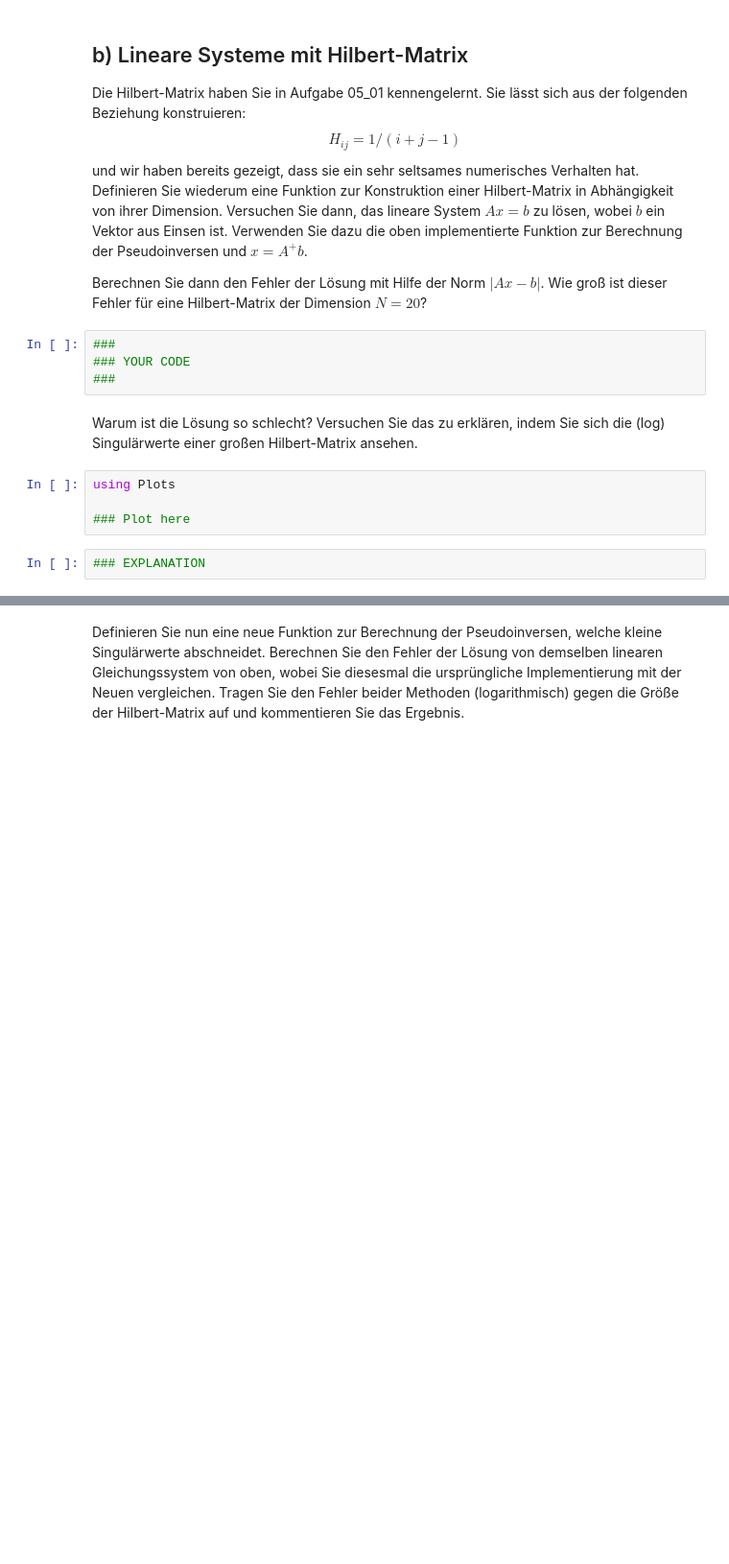
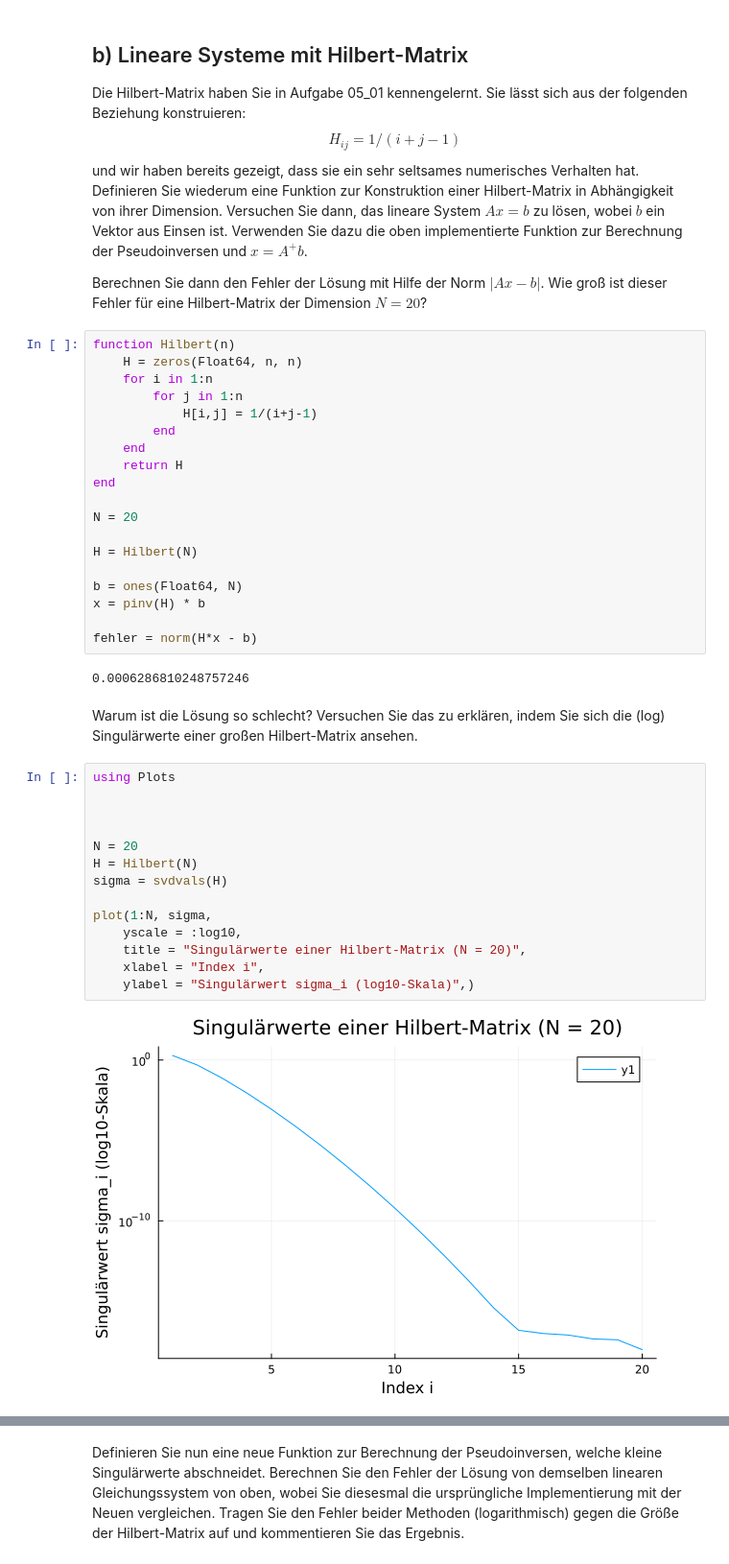
Before and after one commit to torben0187/Computerphysik, a Jupyter notebook: Übung 5/05_02.ipynb, the cells around one changed output, grey strips where cells are left out. Shown at 96% size. Saved outputs shown, nothing was run; the diff lists cells and outputs as text; blank space fills up the shorter version.

```diff
--- a/Übung 5/05_02.ipynb
+++ b/Übung 5/05_02.ipynb
@@ -110,16 +116,43 @@ Definieren Sie wiederum eine Funktion zur Konstruktion einer Hilbert-Matrix in A
 Verwenden Sie dazu die oben implementierte Funktion zur Berechnung der Pseudoinversen und $x = A^+ b$.
 
 Berechnen Sie dann den Fehler der Lösung mit Hilfe der Norm $|Ax-b|$. Wie groß ist dieser Fehler für eine Hilbert-Matrix der Dimension $N=20$?
-# %%
-###
-### YOUR CODE
-###
+# %%
+function Hilbert(n)
+    H = zeros(Float64, n, n)
+    for i in 1:n
+        for j in 1:n
+            H[i,j] = 1/(i+j-1)
+        end
+    end
+    return H
+end
+
+N = 20
+
+H = Hilbert(N)
+
+b = ones(Float64, N)
+x = pinv(H) * b
+
+fehler = norm(H*x - b)
+# %% [output]
+0.0006286810248757246
 # %% [markdown]
 Warum ist die Lösung so schlecht?
 Versuchen Sie das zu erklären, indem Sie sich die (log) Singulärwerte einer großen Hilbert-Matrix ansehen.
-# %%
-using Plots
-
-### Plot here
-# %%
-### EXPLANATION
+# %%
+using Plots
+
+
+
+N = 20
+H = Hilbert(N)
+sigma = svdvals(H)
+
+plot(1:N, sigma,
+    yscale = :log10,
+    title = "Singulärwerte einer Hilbert-Matrix (N = 20)",
+    xlabel = "Index i",
+    ylabel = "Singulärwert sigma_i (log10-Skala)",)
+# %% [output]
+[figure, added]
```
Also changed, not shown: parts of 14 cells of this notebook, 5 other files.
